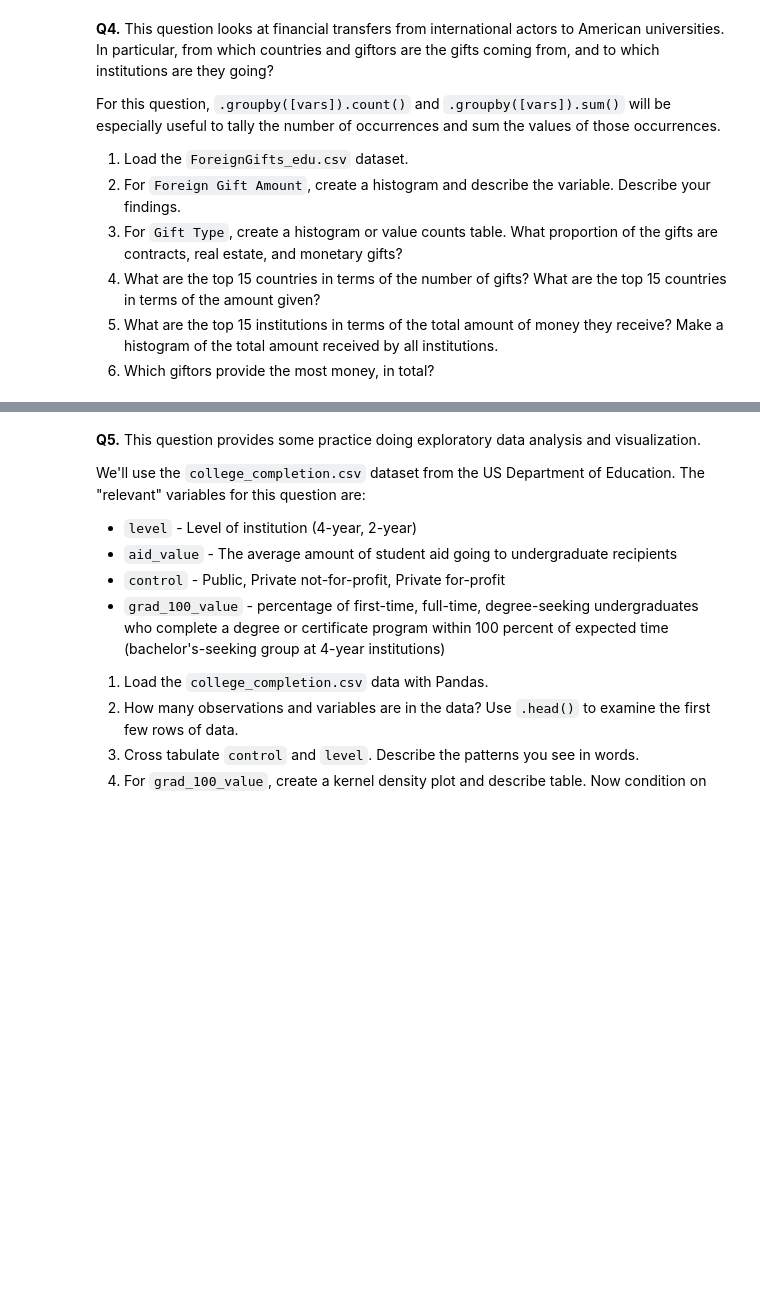
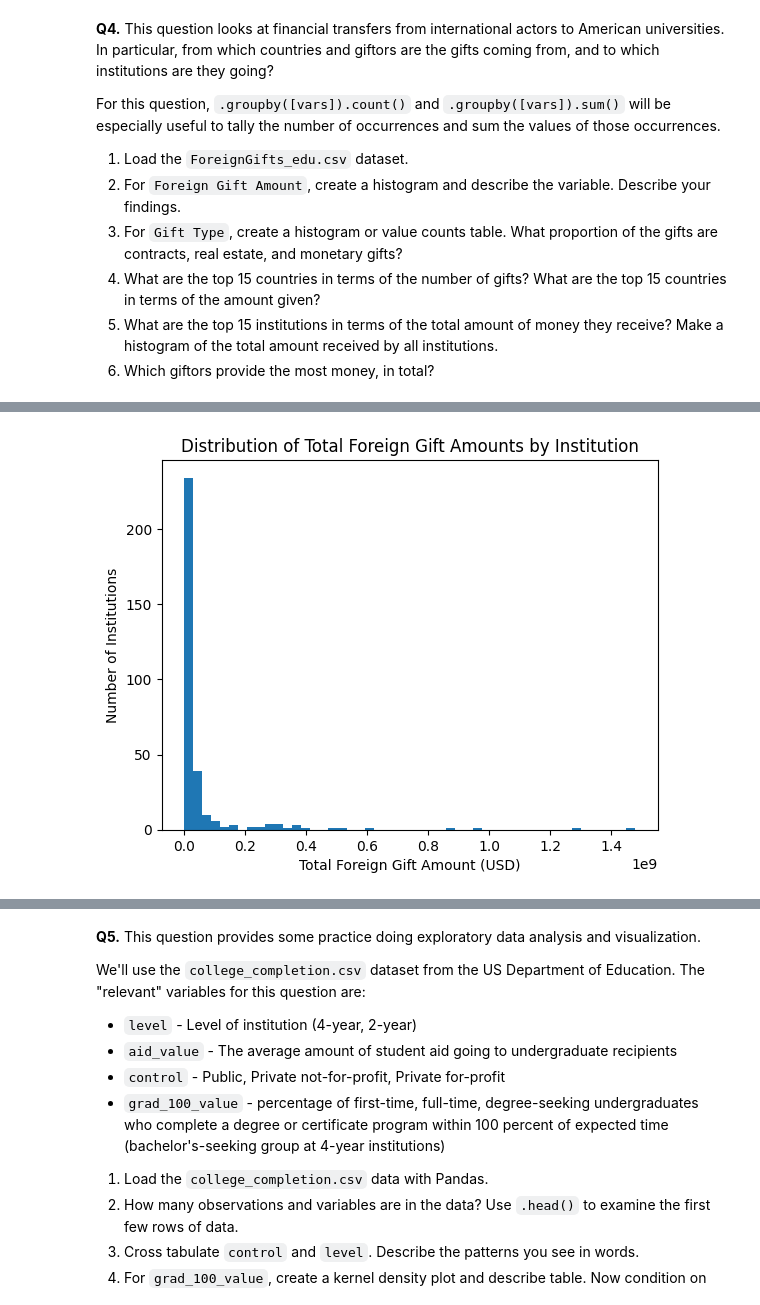
Before and after one commit to richarddo3/undergrad_ml_assignments, a Jupyter notebook: 01_assignment_wrangling_and_eda.ipynb, the cells around one changed output, grey strips where cells are left out. Cells and saved outputs as stored; diff of their text form; code cells hidden in the pictures; blank space fills up the shorter version.

```diff
--- a/01_assignment_wrangling_and_eda.ipynb
+++ b/01_assignment_wrangling_and_eda.ipynb
@@ -264,0 +442,14 @@ For this question, `.groupby([vars]).count()` and `.groupby([vars]).sum()` will
+# %%
+institution_totals = (
+    gifts
+    .groupby("Institution Name")["Foreign Gift Amount"]
+    .sum()
+)
+
+plt.hist(institution_totals, bins=50)
+plt.xlabel("Total Foreign Gift Amount (USD)")
+plt.ylabel("Number of Institutions")
+plt.title("Distribution of Total Foreign Gift Amounts by Institution")
+plt.show()
+# %% [output]
+[figure, added]
```
Also changed, not shown: parts of 46 cells of this notebook.
